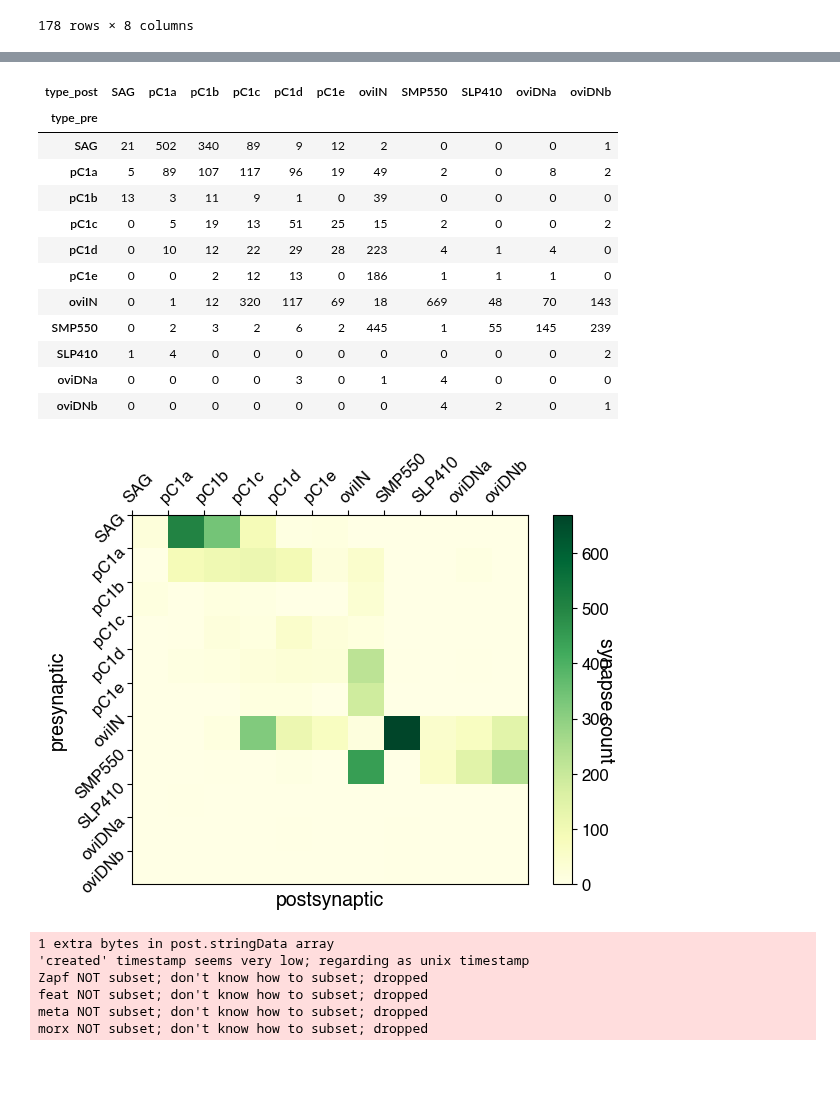
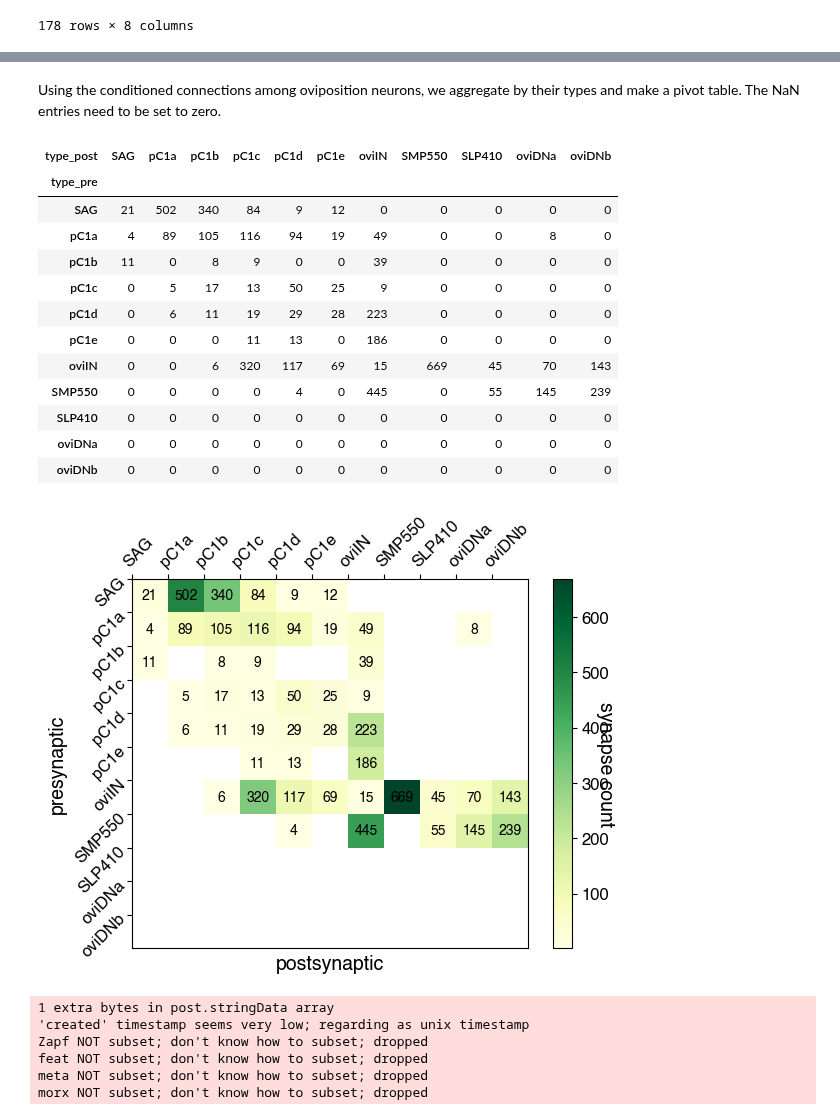
Before and after one commit to Gutierrez-lab/oviIN-inputs, a Jupyter notebook: oviposition_circuit.ipynb, the cells around one changed output, grey strips where cells are left out. Saved outputs shown, nothing was run; the diff lists cells and outputs as text; code cells hidden in the pictures; blank space fills up the shorter version.

Commit message:
updates to heatmap

```diff
--- a/oviposition_circuit.ipynb
+++ b/oviposition_circuit.ipynb
@@ -120,0 +131,5 @@ ovipos_conns
+# %%
+#  threshold weights of 3 or less out
+weight_threshold = 3
+ovipos_conns = ovipos_conns[ovipos_conns.weight > weight_threshold]
+ovipos_conns
@@ -120,0 +150,5 @@ ovipos_conns
+# %%
+# remove left instances
+ovipos_conns = ovipos_conns[ovipos_conns.instance_post.str.contains('_L') == False]
+ovipos_conns = ovipos_conns[ovipos_conns.instance_pre.str.contains('_L') == False]
+ovipos_conns
@@ -121,3 +195,5 @@ ovipos_conns
+# %% [markdown]
+Using the conditioned connections among oviposition neurons, we aggregate by their types and make a pivot table. The NaN entries need to be set to zero.
 # %%
 # make a pivot table
 agg_weights_df = ovipos_conns.groupby(['type_pre', 'type_post'], sort=False)['weight'].sum().reset_index()
@@ -135,17 +213,17 @@ matrix
 # %% [output]
 | type_post | SAG | pC1a | pC1b | pC1c | pC1d | pC1e | oviIN | SMP550 | SLP410 | oviDNa | oviDNb |
 | type_pre |  |  |  |  |  |  |  |  |  |  |  |
-| SAG | 21 | 502 | 340 | 89 | 9 | 12 | 2 | 0 | 0 | 0 | 1 |
-| pC1a | 5 | 89 | 107 | 117 | 96 | 19 | 49 | 2 | 0 | 8 | 2 |
-| pC1b | 13 | 3 | 11 | 9 | 1 | 0 | 39 | 0 | 0 | 0 | 0 |
-| pC1c | 0 | 5 | 19 | 13 | 51 | 25 | 15 | 2 | 0 | 0 | 2 |
-| pC1d | 0 | 10 | 12 | 22 | 29 | 28 | 223 | 4 | 1 | 4 | 0 |
-| pC1e | 0 | 0 | 2 | 12 | 13 | 0 | 186 | 1 | 1 | 1 | 0 |
-| oviIN | 0 | 1 | 12 | 320 | 117 | 69 | 18 | 669 | 48 | 70 | 143 |
-| SMP550 | 0 | 2 | 3 | 2 | 6 | 2 | 445 | 1 | 55 | 145 | 239 |
-| SLP410 | 1 | 4 | 0 | 0 | 0 | 0 | 0 | 0 | 0 | 0 | 2 |
-| oviDNa | 0 | 0 | 0 | 0 | 3 | 0 | 1 | 4 | 0 | 0 | 0 |
-| oviDNb | 0 | 0 | 0 | 0 | 0 | 0 | 0 | 4 | 2 | 0 | 1 |
+| SAG | 21 | 502 | 340 | 84 | 9 | 12 | 0 | 0 | 0 | 0 | 0 |
+| pC1a | 4 | 89 | 105 | 116 | 94 | 19 | 49 | 0 | 0 | 8 | 0 |
+| pC1b | 11 | 0 | 8 | 9 | 0 | 0 | 39 | 0 | 0 | 0 | 0 |
+| pC1c | 0 | 5 | 17 | 13 | 50 | 25 | 9 | 0 | 0 | 0 | 0 |
+| pC1d | 0 | 6 | 11 | 19 | 29 | 28 | 223 | 0 | 0 | 0 | 0 |
+| pC1e | 0 | 0 | 0 | 11 | 13 | 0 | 186 | 0 | 0 | 0 | 0 |
+| oviIN | 0 | 0 | 6 | 320 | 117 | 69 | 15 | 669 | 45 | 70 | 143 |
+| SMP550 | 0 | 0 | 0 | 0 | 4 | 0 | 445 | 0 | 55 | 145 | 239 |
+| SLP410 | 0 | 0 | 0 | 0 | 0 | 0 | 0 | 0 | 0 | 0 | 0 |
+| oviDNa | 0 | 0 | 0 | 0 | 0 | 0 | 0 | 0 | 0 | 0 | 0 |
+| oviDNb | 0 | 0 | 0 | 0 | 0 | 0 | 0 | 0 | 0 | 0 | 0 |
 # %%
 import matplotlib.pyplot as plt
 import numpy as np
@@ -159,34 +237,47 @@ im = ax.pcolormesh(matrix)
 # show all ticks and label them
 ax.set_xticks(np.arange(len(matrix.columns)), labels=matrix.columns)
 ax.set_yticks(np.arange(len(matrix.index)), labels=matrix.index)
 
 # flip the y-axis so that the first row is at the top
 ax.invert_yaxis()
 
 # put xaxis at the top
 ax.xaxis.set_ticks_position('top')
 
 # Rotate the tick labels and set their alignment.
 plt.setp(ax.get_xticklabels(), rotation=45, ha="left",
          rotation_mode="anchor")
 plt.setp(ax.get_yticklabels(), rotation=45, ha="right", rotation_mode="anchor")
 
 # label the axes
 # set xlabel at the top
 ax.set_xlabel('postsynaptic')
 ax.set_ylabel('presynaptic')
 
 # show colorbar
 cbar = ax.figure.colorbar(im, ax=ax)
 cbar.ax.set_ylabel('synapse count', rotation=-90, va="bottom")
 
 # choose color map
 cmap = mpl.cm.YlGn
+
+# set the minimum value to 1
+im.set_clim(1, matrix.values.max())
+# make first color white which will be for 0
+cmap.set_under('white')
+
+# set the colormap for the fig
 im.set_cmap(cmap)
 
+# annotate the matrix with the values
+for i in range(len(matrix.index)):
+    for j in range(len(matrix.columns)):
+        if matrix.values[i, j] > 0:
+            ax.text(j + 0.5, i + 0.5, matrix.values[i, j],
+                ha="center", va="center", fontsize=10)
 plt.show()
 # %% [output]
-[figure, old version]
+[figure, new version]
 # %%
 # export figure as pdf
 fig.savefig("figures/oviposition_connectivity_heatmap.pdf", bbox_inches='tight')
```
Also changed, not shown: parts of 7 cells of this notebook.
